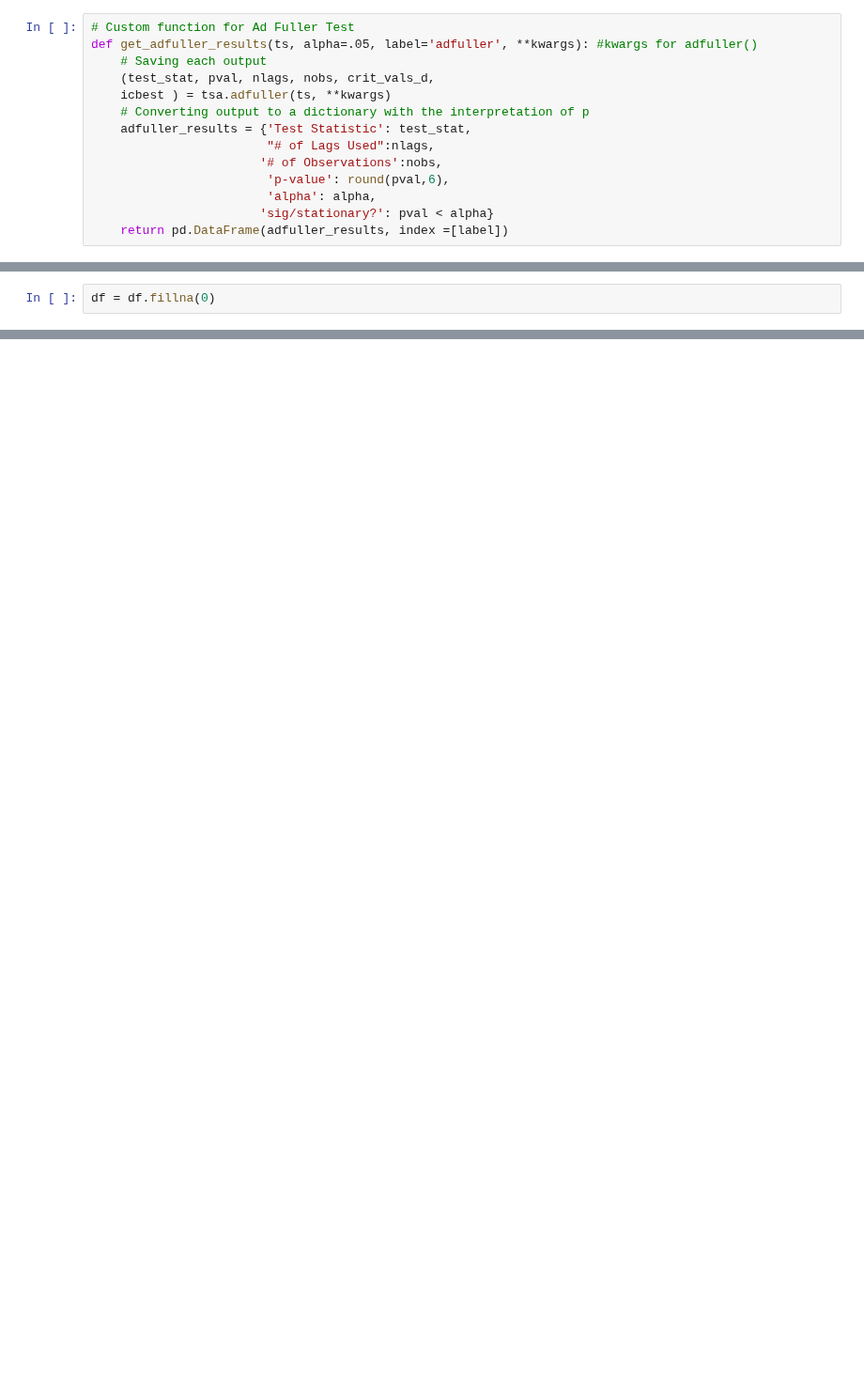
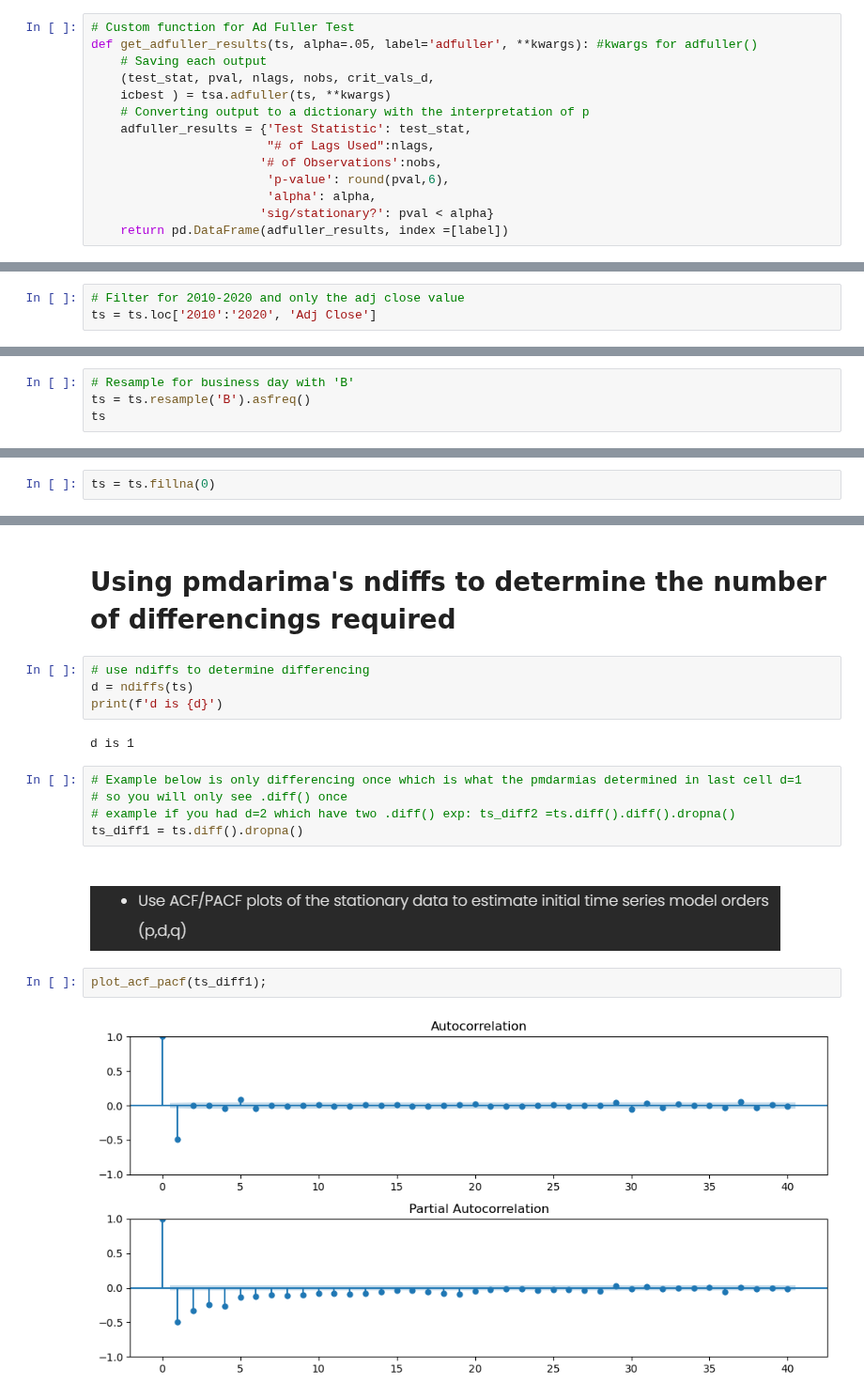
Before and after one commit to lrnrdr/Core-ARIMA-Models, a Jupyter notebook: Core_ARIMA.ipynb, the cells around one changed output, grey strips where cells are left out. Shown at 94% size. Saved outputs shown, nothing was run; the diff lists cells and outputs as text; blank space fills up the shorter version.

```diff
--- a/Core_ARIMA.ipynb
+++ b/Core_ARIMA.ipynb
@@ -63,0 +160,3 @@ df
+# %%
+# Filter for 2010-2020 and only the adj close value
+ts = ts.loc['2010':'2020', 'Adj Close']
@@ -63,0 +175,4 @@ df
+# %%
+# Resample for business day with 'B'
+ts = ts.resample('B').asfreq()
+ts
@@ -69,3 +197,3 @@ dtype: int64
 # %%
-df = df.fillna(0)
+ts = ts.fillna(0)
 # %%
@@ -75,0 +205,19 @@ dtype: int64
+# %% [markdown]
+# Using pmdarima's ndiffs to determine the number of differencings required
+# %%
+# use ndiffs to determine differencing
+d = ndiffs(ts)
+print(f'd is {d}')
+# %% [output]
+d is 1
+# %%
+# Example below is only differencing once which is what the pmdarmias determined in last cell d=1
+# so you will only see .diff() once
+# example if you had d=2 which have two .diff() exp: ts_diff2 =ts.diff().diff().dropna()
+ts_diff1 = ts.diff().dropna()
+# %% [markdown]
+# ![image.png](attachment:451585ce-c8b5-430b-bbea-ede5babebdbc.png)
+# %%
+plot_acf_pacf(ts_diff1);
+# %% [output]
+[figure, added]
```
Also changed, not shown: parts of 19 cells of this notebook.
